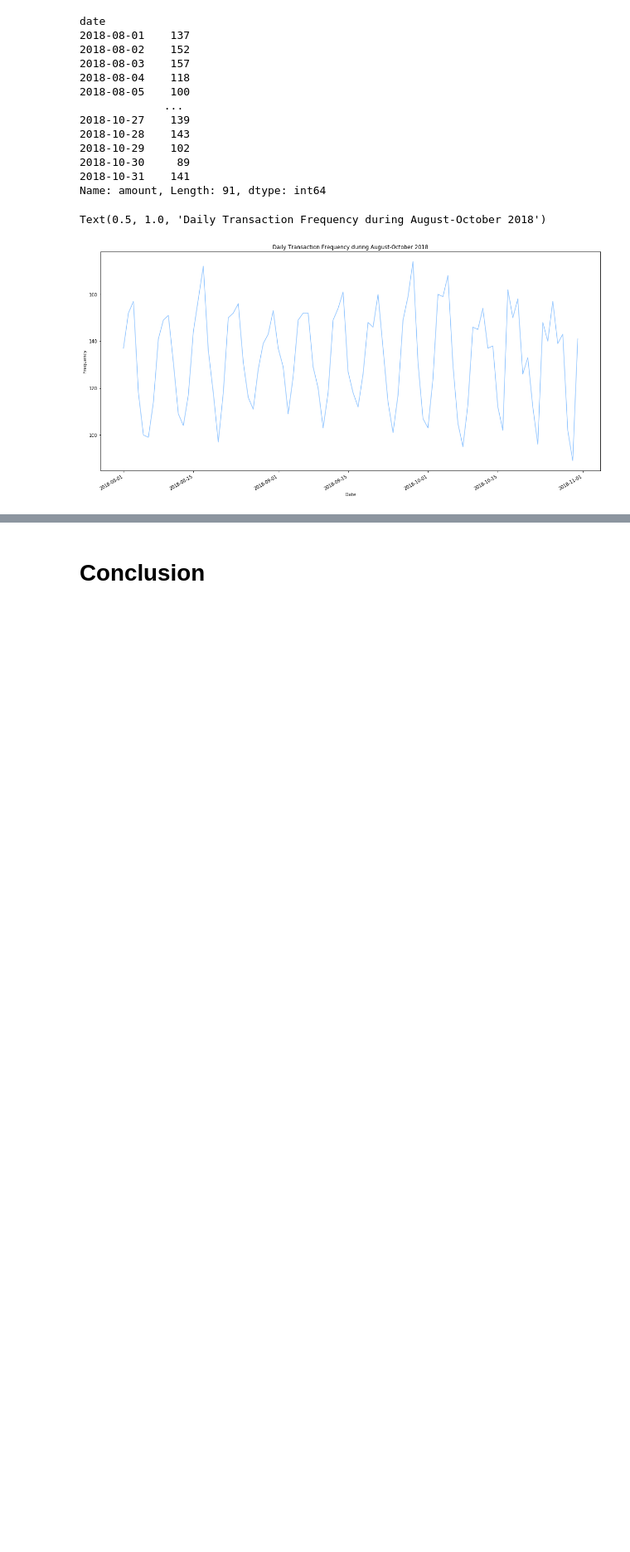
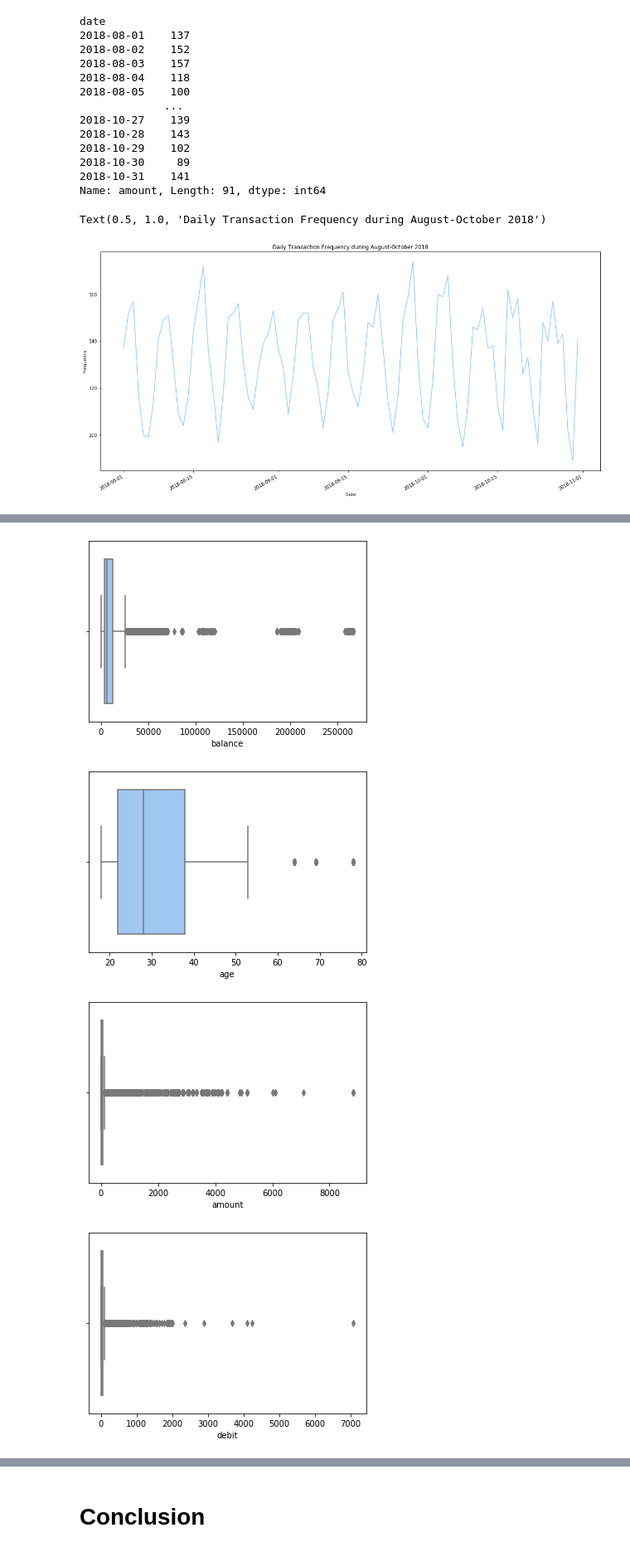
Before and after one commit to gtanubrata/Predicting-Annual-Salary, a Jupyter notebook: ANZ EDA.ipynb, the cells around one changed output, grey strips where cells are left out. Shown: that part at 83% size. Drawn from its saved outputs; the diff is of its cells as text; code cells hidden in the pictures; blank space fills up the shorter version.

```diff
--- a/ANZ EDA.ipynb
+++ b/ANZ EDA.ipynb
@@ -800,0 +843,9 @@ Text(0.5, 1.0, 'Daily Transaction Frequency during August-October 2018')
+# %%
+for feat in num_feats:
+    sns.boxplot(df[feat])
+    plt.show()
+# %% [output]
+[figure, added]
+[figure, added]
+[figure, added]
+[figure, added]
```
Also changed, not shown: parts of 20 cells of this notebook.
